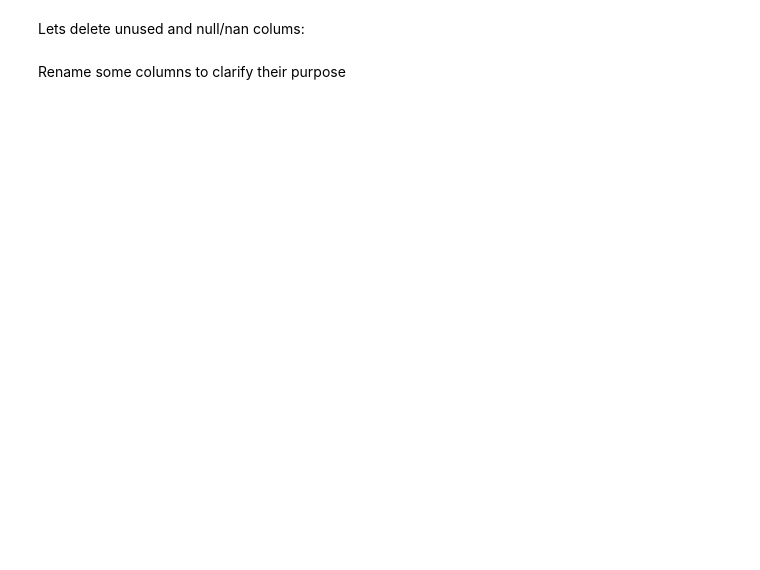
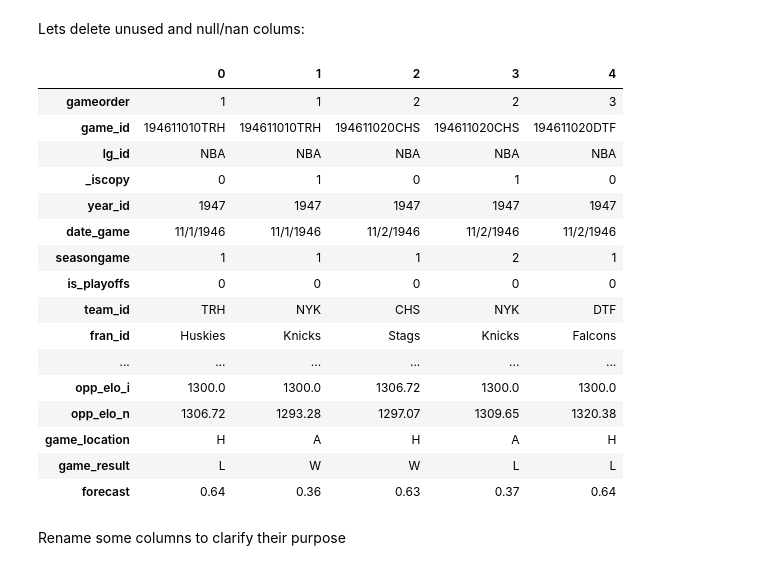
Before and after one commit to DaniilCoolUkraine/IDA_Lab1, a Jupyter notebook: main.ipynb, the cells around one changed output. Cells and saved outputs as stored; diff of their text form; code cells hidden in the pictures; blank space fills up the shorter version.

```diff
--- a/main.ipynb
+++ b/main.ipynb
@@ -38,7 +118,25 @@ reader.get_nulls_count_in_column("team_id")
 Lets delete unused and null/nan colums:
 # %%
 reader.delete_column("notes")
-reader.get_dataset_head()
+reader.get_dataset_head().T
+# %% [output]
+|  | 0 | 1 | 2 | 3 | 4 |
+| gameorder | 1 | 1 | 2 | 2 | 3 |
+| game_id | 194611010TRH | 194611010TRH | 194611020CHS | 194611020CHS | 194611020DTF |
+| lg_id | NBA | NBA | NBA | NBA | NBA |
+| _iscopy | 0 | 1 | 0 | 1 | 0 |
+| year_id | 1947 | 1947 | 1947 | 1947 | 1947 |
+| date_game | 11/1/1946 | 11/1/1946 | 11/2/1946 | 11/2/1946 | 11/2/1946 |
+| seasongame | 1 | 1 | 1 | 2 | 1 |
+| is_playoffs | 0 | 0 | 0 | 0 | 0 |
+| team_id | TRH | NYK | CHS | NYK | DTF |
+| fran_id | Huskies | Knicks | Stags | Knicks | Falcons |
+| ... | ... | ... | ... | ... | ... |
+| opp_elo_i | 1300.0 | 1300.0 | 1306.72 | 1300.0 | 1300.0 |
+| opp_elo_n | 1306.72 | 1293.28 | 1297.07 | 1309.65 | 1320.38 |
+| game_location | H | A | H | A | H |
+| game_result | L | W | W | L | L |
+| forecast | 0.64 | 0.36 | 0.63 | 0.37 | 0.64 |
 # %% [markdown]
 Rename some columns to clarify their purpose
 # %%
```
Also changed, not shown: parts of 23 cells of this notebook, 3 other files.
